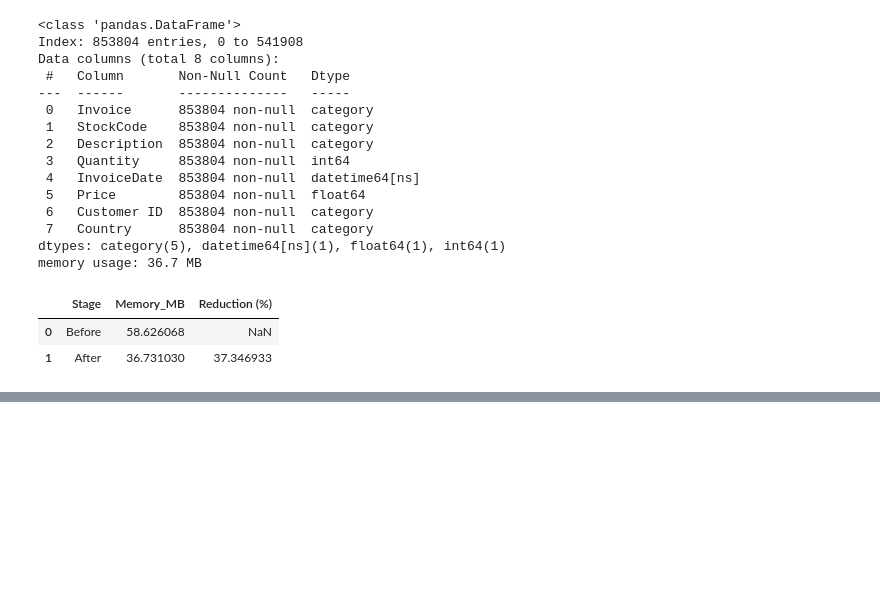
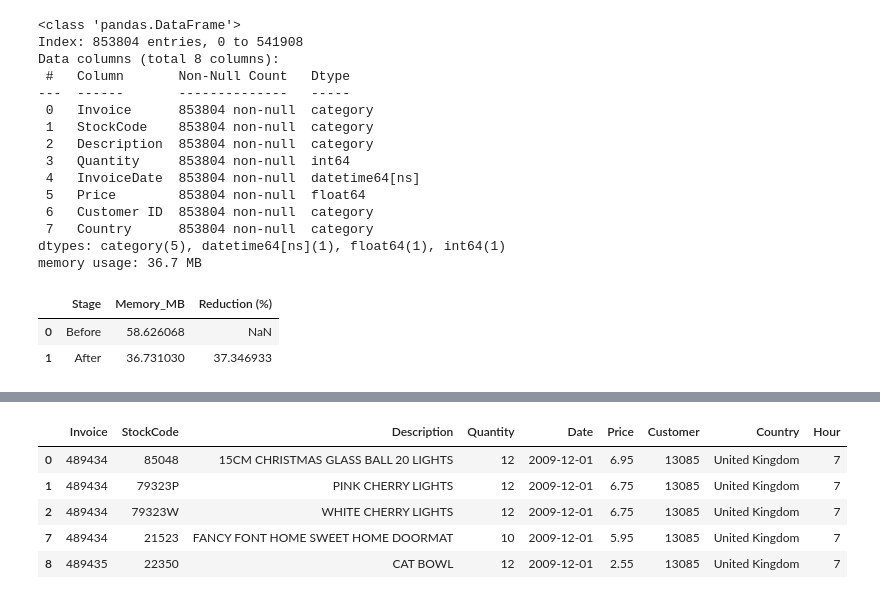
Before and after one commit to hansdarmawann/online-retail-ii-wrangling-1, a Jupyter notebook: notebooks/code.ipynb, the cells around one changed output, grey strips where cells are left out. Cells and saved outputs as stored; diff of their text form; code cells hidden in the pictures; blank space fills up the shorter version.

Commit message:
Add Hour Column; Date Normalization.

```diff
--- a/notebooks/code.ipynb
+++ b/notebooks/code.ipynb
@@ -196,6 +196,7 @@ int_cols = ['Quantity']
 float_cols = ['Price']
 
 df[datetime_cols] = df[datetime_cols].apply(pd.to_datetime, unit='D', origin='1899-12-30')
+df['Customer ID'] = df['Customer ID'].astype(int)
 df[category_cols] = df[category_cols].astype('category')
 df[int_cols] = df[int_cols].astype('int64')
 df[float_cols] = df[float_cols].astype('float64')
@@ -272,3 +273,16 @@ df
 853804 rows × 8 columns
+# %%
+df['Hour'] = df['Date'].dt.hour
+# %%
+df['Date'] = df['Date'].dt.normalize()
 # %%
 df.to_csv('../datasets/online-retail-ii-cleaned.csv.gz', sep=';')
+# %%
+df.head()
+# %% [output]
+|  | Invoice | StockCode | Description | Quantity | Date | Price | Customer | Country | Hour |
+| 0 | 489434 | 85048 | 15CM CHRISTMAS GLASS BALL 20 LIGHTS | 12 | 2009-12-01 | 6.95 | 13085 | United Kingdom | 7 |
+| 1 | 489434 | 79323P | PINK CHERRY LIGHTS | 12 | 2009-12-01 | 6.75 | 13085 | United Kingdom | 7 |
+| 2 | 489434 | 79323W | WHITE CHERRY LIGHTS | 12 | 2009-12-01 | 6.75 | 13085 | United Kingdom | 7 |
+| 7 | 489434 | 21523 | FANCY FONT HOME SWEET HOME DOORMAT | 10 | 2009-12-01 | 5.95 | 13085 | United Kingdom | 7 |
+| 8 | 489435 | 22350 | CAT BOWL | 12 | 2009-12-01 | 2.55 | 13085 | United Kingdom | 7 |
```
Also changed, not shown: parts of 1 cell of this notebook, 1 other file.
